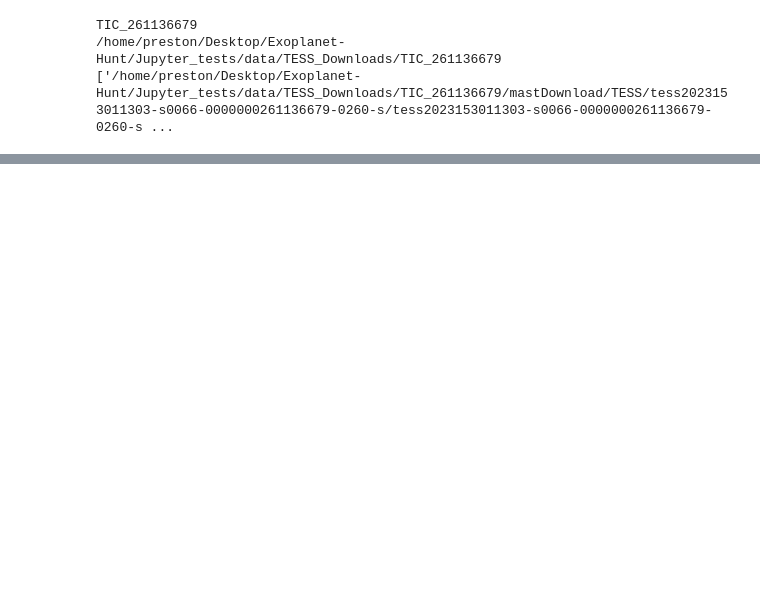
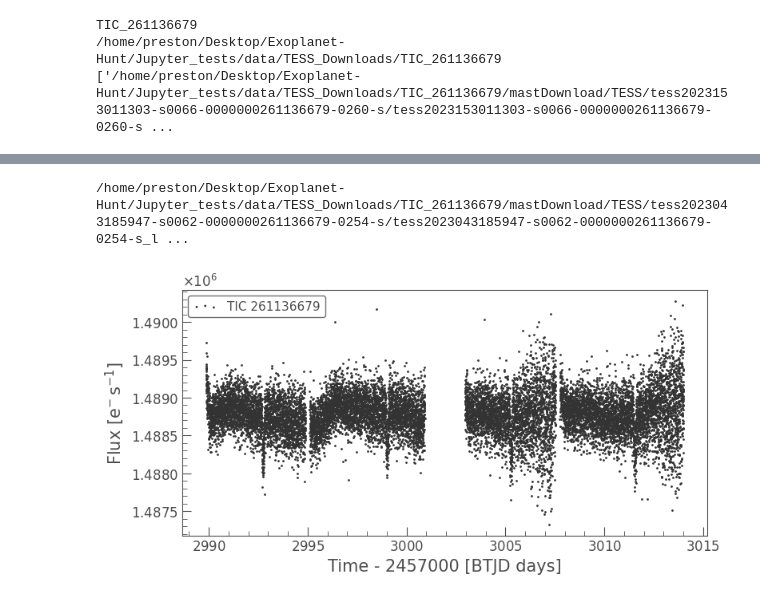
Before and after one commit to PKR000/Exoplanet-Hunt, a Jupyter notebook: Jupyter_tests/lightkurveTest.ipynb, the cells around one changed output, grey strips where cells are left out. Saved outputs shown, nothing was run; the diff lists cells and outputs as text; code cells hidden in the pictures; blank space fills up the shorter version.

```diff
--- a/Jupyter_tests/lightkurveTest.ipynb
+++ b/Jupyter_tests/lightkurveTest.ipynb
@@ -46,0 +29,13 @@ plt.show()
+# %%
+#specify which dataset to use
+#(tested with file 0,1,2,3,4 & works well)
+lc_path = fits_files[11]
+print(lc_path)
+lc = lk.read(lc_path)
+
+#this is our raw light curve
+lc.scatter()
+plt.show()
+# %% [output]
+/home/preston/Desktop/Exoplanet-Hunt/Jupyter_tests/data/TESS_Downloads/TIC_261136679/mastDownload/TESS/tess2023043185947-s0062-0000000261136679-0254-s/tess2023043185947-s0062-0000000261136679-0254-s_l ...
+[figure, added]
```
Also changed, not shown: parts of 11 cells of this notebook.
